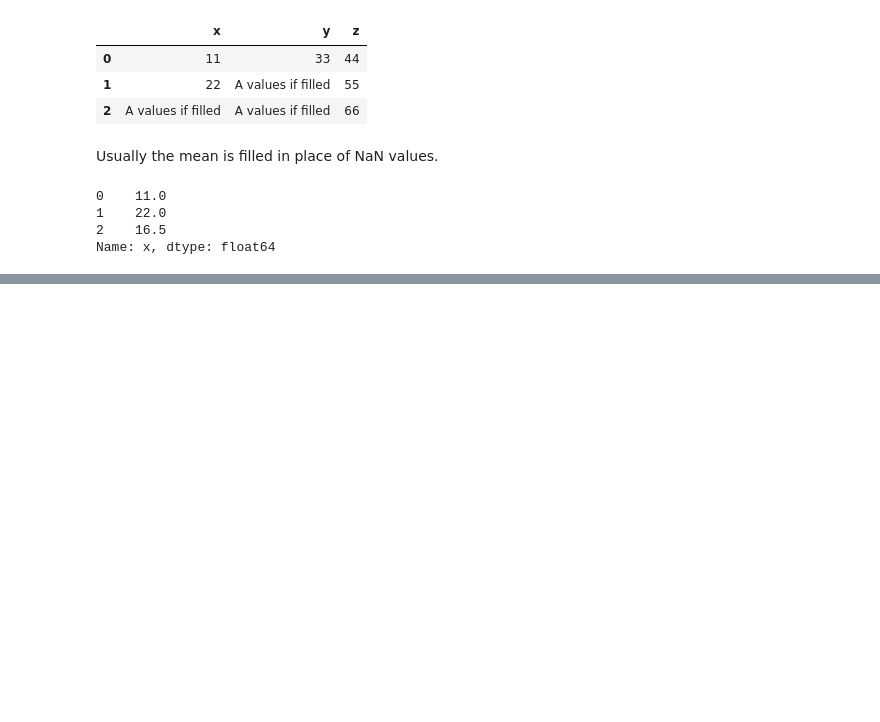
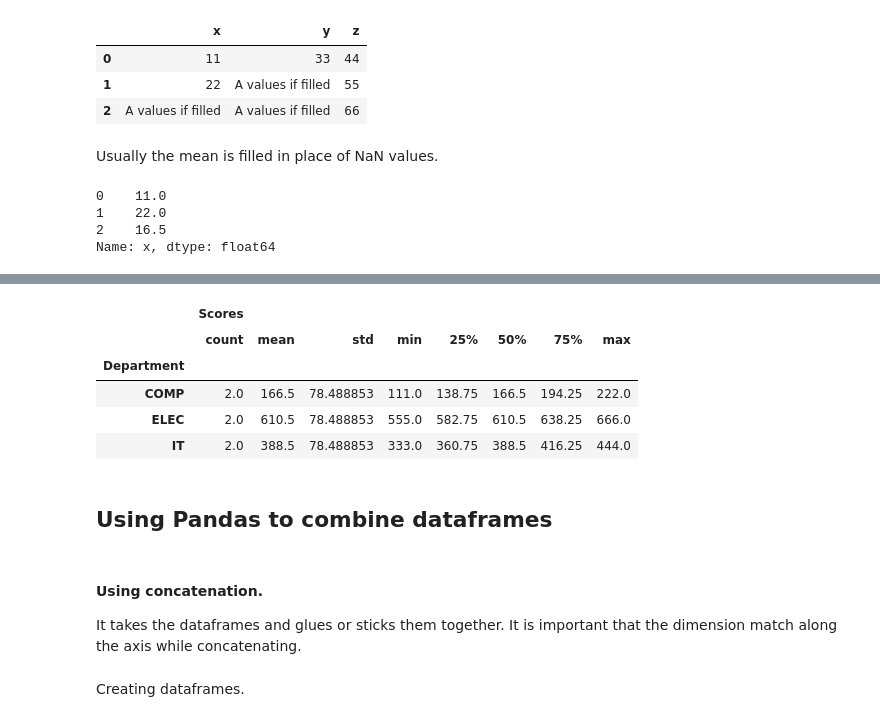
Before and after one commit to jayashree8/Machine_learning_EDA, a Jupyter notebook: Guide/Pandas/Pandas.ipynb, the cells around one changed output, grey strips where cells are left out. Drawn from its saved outputs; the diff is of its cells as text; code cells hidden in the pictures; blank space fills up the shorter version.

Commit message:
edited pandas notebook

```diff
--- a/Guide/Pandas/Pandas.ipynb
+++ b/Guide/Pandas/Pandas.ipynb
@@ -491,0 +496,6 @@ Name: x, dtype: float64
+# %%
+data = {'Department':['COMP', 'COMP', 'IT', 'IT', 'ELEC', 'ELEC'],
+        'Name':['Jay', 'Mini', 'Sam', 'Jack', 'Kev', 'Russ'],
+        'Scores':[111,222,333,444,555,666]}
+# %%
+dataframe4 = pd.DataFrame(data)
@@ -491,0 +520,2 @@ Name: x, dtype: float64
+# %%
+Dept = dataframe4.groupby('Department')
@@ -491,0 +571,16 @@ Name: x, dtype: float64
+# %%
+Dept.describe()
+# %% [output]
+|  | Scores |  |  |  |  |  |  |  |
+|  | count | mean | std | min | 25% | 50% | 75% | max |
+| Department |  |  |  |  |  |  |  |  |
+| COMP | 2.0 | 166.5 | 78.488853 | 111.0 | 138.75 | 166.5 | 194.25 | 222.0 |
+| ELEC | 2.0 | 610.5 | 78.488853 | 555.0 | 582.75 | 610.5 | 638.25 | 666.0 |
+| IT | 2.0 | 388.5 | 78.488853 | 333.0 | 360.75 | 388.5 | 416.25 | 444.0 |
+# %% [markdown]
+## Using Pandas to combine dataframes
+# %% [markdown]
+#### Using concatenation.
+It takes the dataframes and glues or sticks them together. It is important that the dimension match along the axis while concatenating.
+# %% [markdown]
+Creating dataframes.
```
Also changed, not shown: parts of 35 cells of this notebook.
